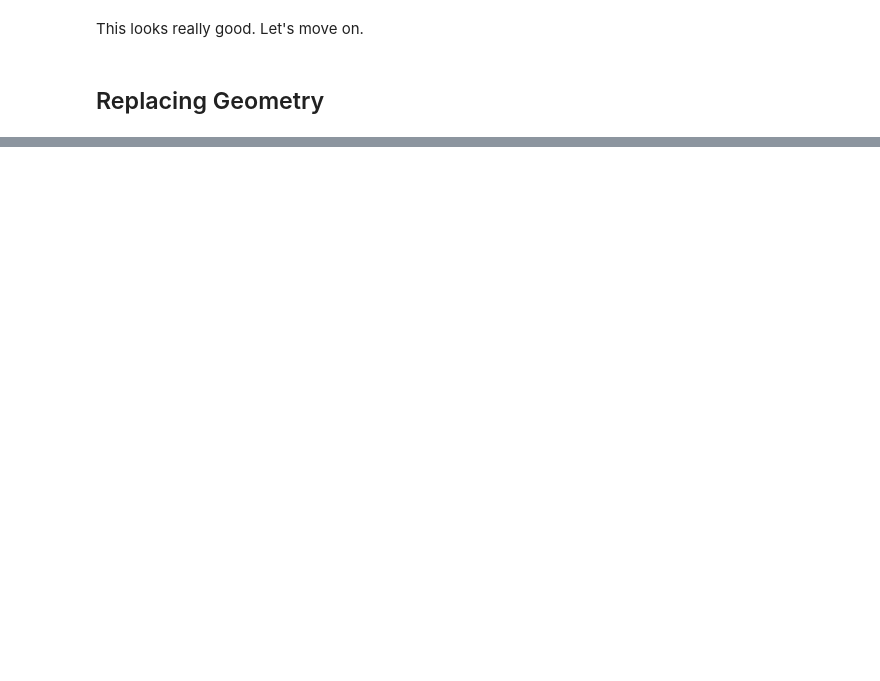
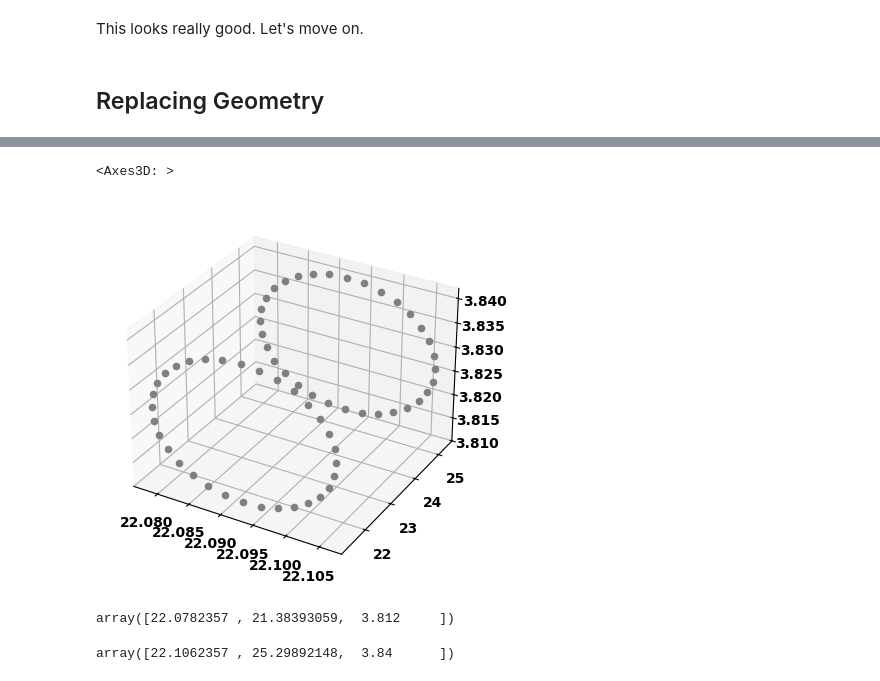
Before and after one commit to suryashch/3d_modelling, a Jupyter notebook: research/reducing-mesh-density/notebooks/hyper-instance.ipynb, the cells around one changed output, grey strips where cells are left out. Cells and saved outputs as stored; diff of their text form; code cells hidden in the pictures; blank space fills up the shorter version.

```diff
--- a/research/reducing-mesh-density/notebooks/hyper-instance.ipynb
+++ b/research/reducing-mesh-density/notebooks/hyper-instance.ipynb
@@ -1397,0 +1484,3 @@ This looks really good. Let's move on.
+# %%
+f_matrix = m.face_matrix()
+f_matrix
@@ -1397,0 +1517,3 @@ This looks really good. Let's move on.
+# %%
+pipe_representation = ifcopenshell.api.geometry.add_mesh_representation(model, context=model_sub_context, vertices=[ v_matrix ], faces=[ f_matrix ])
+pipe_representation
@@ -1397,0 +1723,34 @@ This looks really good. Let's move on.
+# %%
+iterator = ifcopenshell.geom.iterator(
+    settings, model, include=pipes, geometry_library=geom_library)
+
+ctr = 0
+test_verts = None
+
+if iterator.initialize():
+    while True:
+        shape = iterator.get()
+        element = model.by_id(shape.id)
+
+        faces = ifcopenshell.util.shape.get_faces(shape.geometry)
+        verts = ifcopenshell.util.shape.get_vertices(shape.geometry)
+
+        test_verts = verts
+
+        # Get the transformation matrix
+        T_matrix = get_transformation_matrix(verts)
+
+        # # Replace Current Representation
+        # current_representation = ifcopenshell.util.representation.get_representation(element, context=model_sub_context)
+
+        # ifcopenshell.api.geometry.unassign_representation(model, product=element, representation=current_representation)
+        # ifcopenshell.api.geometry.remove_representation(model, representation=current_representation, should_keep_named_profiles=False)
+        # ifcopenshell.api.geometry.assign_representation(model, product=element, representation=pipe_representation)
+
+        # # Edit object placement
+        # ifcopenshell.api.geometry.edit_object_placement(model, product=element, matrix=T_matrix)
+
+        ctr += 1
+
+        if ctr == 110:
+            break
@@ -1397,0 +1762,14 @@ This looks really good. Let's move on.
+# %%
+v_transformed = np.transpose(T_matrix @ np.transpose(v_matrix_4))[:, :3]
+plot_vertices(v_transformed)
+# %% [output]
+<Axes3D: >
+[figure, added]
+# %%
+np.min(v_transformed, axis=0)
+# %% [output]
+array([22.0782357 , 21.38393059,  3.812     ])
+# %%
+np.max(v_transformed, axis=0)
+# %% [output]
+array([22.1062357 , 25.29892148,  3.84      ])
```
Also changed, not shown: parts of 49 cells of this notebook.
